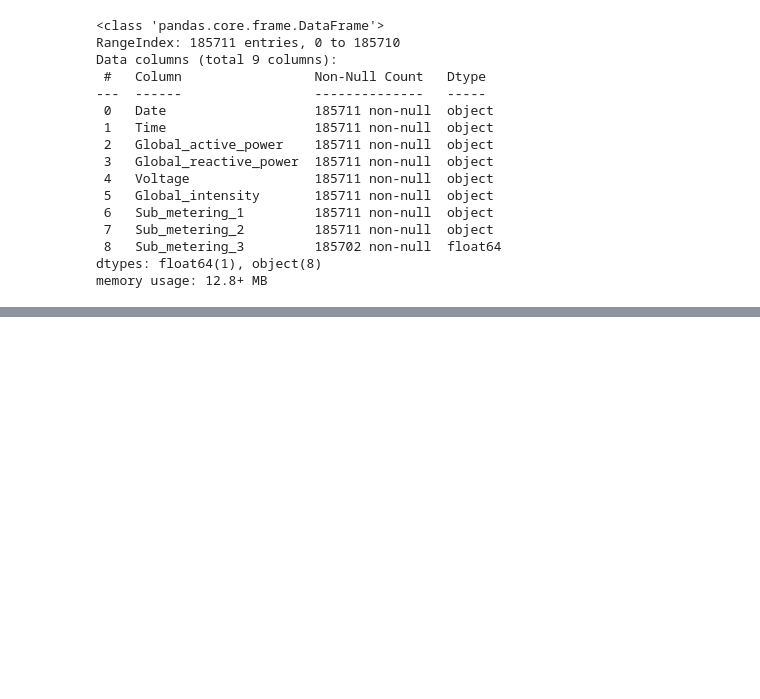
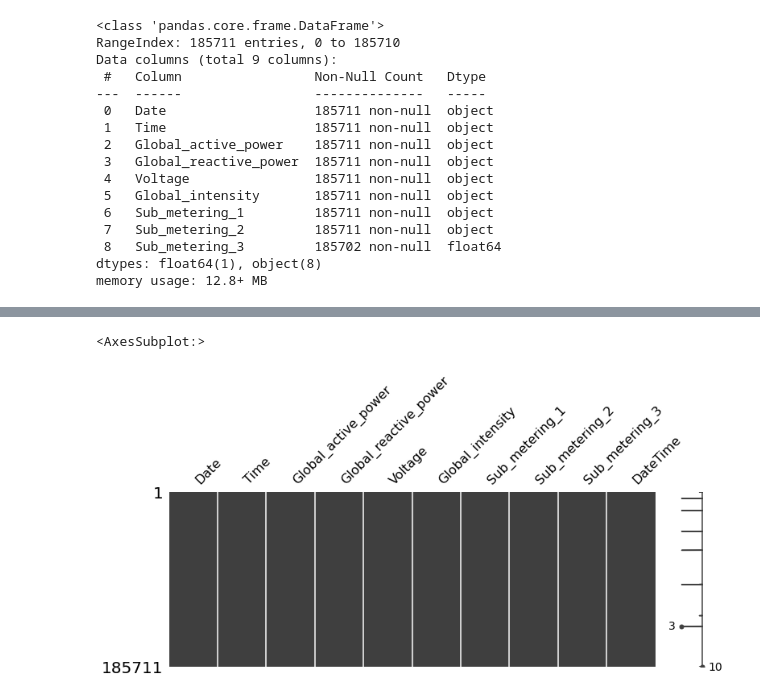
Before and after one commit to saifalbaghdadi/Household-Power-Consumption, a Jupyter notebook: Preprocessing.ipynb, the cells around one changed output, grey strips where cells are left out. Drawn from its saved outputs; the diff is of its cells as text; code cells hidden in the pictures; blank space fills up the shorter version.

```diff
--- a/Preprocessing.ipynb
+++ b/Preprocessing.ipynb
@@ -38,0 +37,20 @@ memory usage: 12.8+ MB
+# %%
+df.replace({'8': '20/1/2007'}, inplace=True)
+# %%
+# make dataset numeric
+df['Global_active_power'] = [float(x) for x in df['Global_active_power']]
+df['Global_reactive_power'] = [float(x) for x in df['Global_reactive_power']]
+df['Voltage'] = [float(x) for x in df['Voltage']]
+df['Global_intensity'] = [float(x) for x in df['Global_intensity']]
+df['Sub_metering_1'] = [float(x) for x in df['Sub_metering_1']]
+df['Sub_metering_2'] = [float(x) for x in df['Sub_metering_2']]
+df['Sub_metering_3'] = [float(x) for x in df['Sub_metering_3']]
+# %%
+#Change to datetime format and make sure that the format is correct
+df['Date'] = pd.to_datetime(df['Date'], format = '%d/%m/%Y', errors='coerce')
+df['Time'] = pd.to_datetime(df['Time'], format = '%H:%M:%S', errors='coerce').dt.time
+# %%
+# merge Date and Time into a datetime object
+util_series = df['Date'] + " " + df['Time']
+df['DateTime'] = util_series.apply(lambda x: datetime.strptime(x,'%d/%m/%Y %H:%M:%S'))
+df
@@ -55,0 +112,5 @@ df.isnull().any(axis = 1).sum()
+# %%
+msno.matrix(df, figsize=(12, 4))
+# %% [output]
+<AxesSubplot:>
+[figure, added]
```
Also changed, not shown: parts of 23 cells of this notebook.
